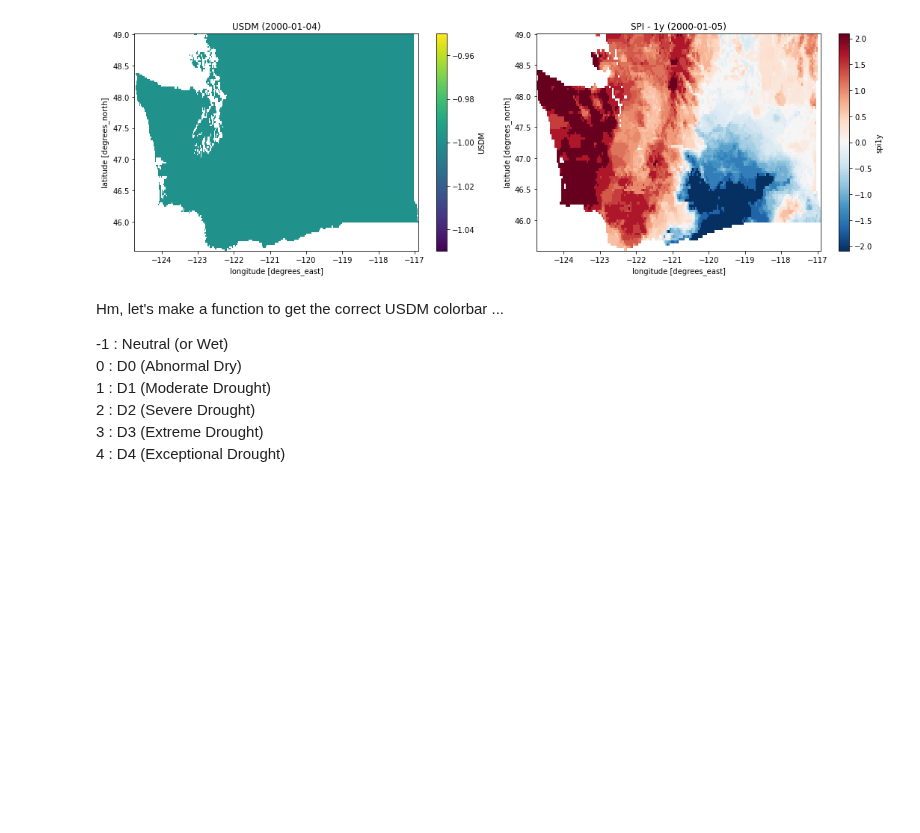
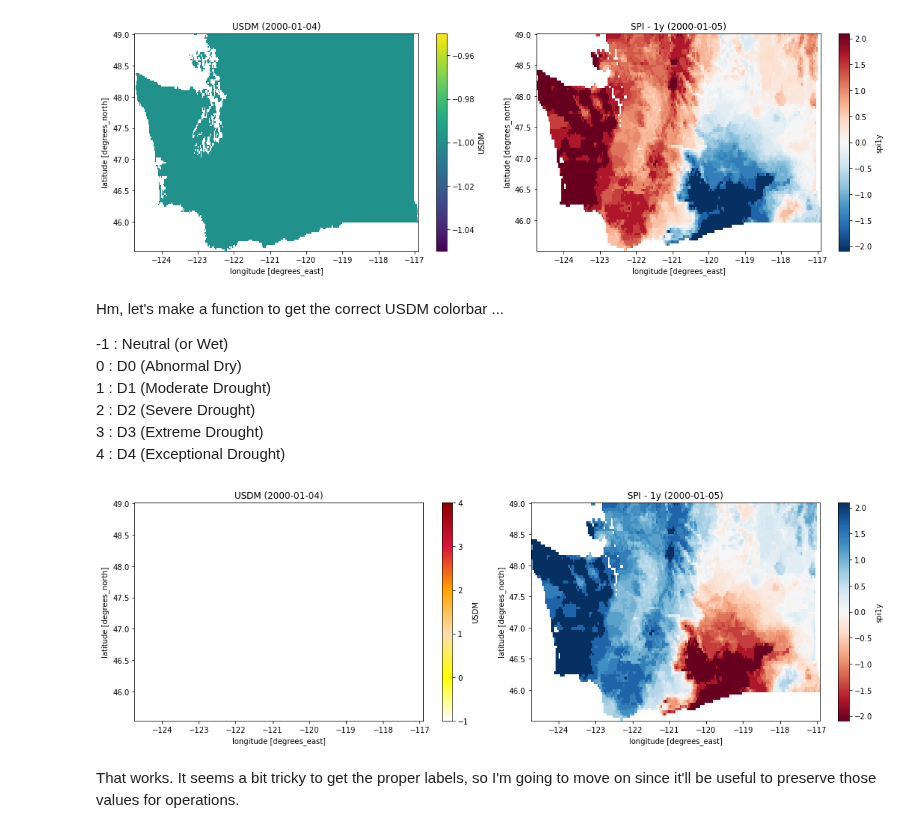
Before and after one commit to UW-Hydro/drought_impact, a Jupyter notebook: notebooks/explore/usdm_spi_compare.ipynb, the cells around one changed output. Drawn from its saved outputs; the diff is of its cells as text; code cells hidden in the pictures; blank space fills up the shorter version.

Commit message:
Got UDSM colorbar and SPI to USDM categories, now need to figure out how to compare between the two ...

```diff
--- a/notebooks/explore/usdm_spi_compare.ipynb
+++ b/notebooks/explore/usdm_spi_compare.ipynb
@@ -129,3 +129,21 @@ Hm, let's make a function to get the correct USDM colorbar ...
 2 : D2 (Severe Drought)
 3 : D3 (Extreme Drought)
 4 : D4 (Exceptional Drought)
+# %%
+usdm_colors=["white","yellow","navajowhite","orange","crimson","darkred"]
+usdm_cmap = mpl.colors.LinearSegmentedColormap.from_list("mycmap", usdm_colors)
+usdm_cats = ["D0","D1","D2","D3","D4"]
+# %%
+fig, ax = plt.subplots(1,2, figsize=(15,5))
+
+usdm_plot = usdm_da_wa_sel.plot(ax=ax[0], cmap = usdm_cmap, vmin=-1, vmax=4)
+spi_da_wa_sel.plot(ax=ax[1], cmap='RdBu')
+
+ax[0].set_title('USDM (2000-01-04)')
+ax[1].set_title('SPI - 1y (2000-01-05)')
+
+plt.tight_layout()
+# %% [output]
+[figure, added]
+# %% [markdown]
+That works. It seems a bit tricky to get the proper labels, so I'm going to move on since it'll be useful to preserve those values for operations.
```
Also changed, not shown: parts of 12 cells of this notebook.
